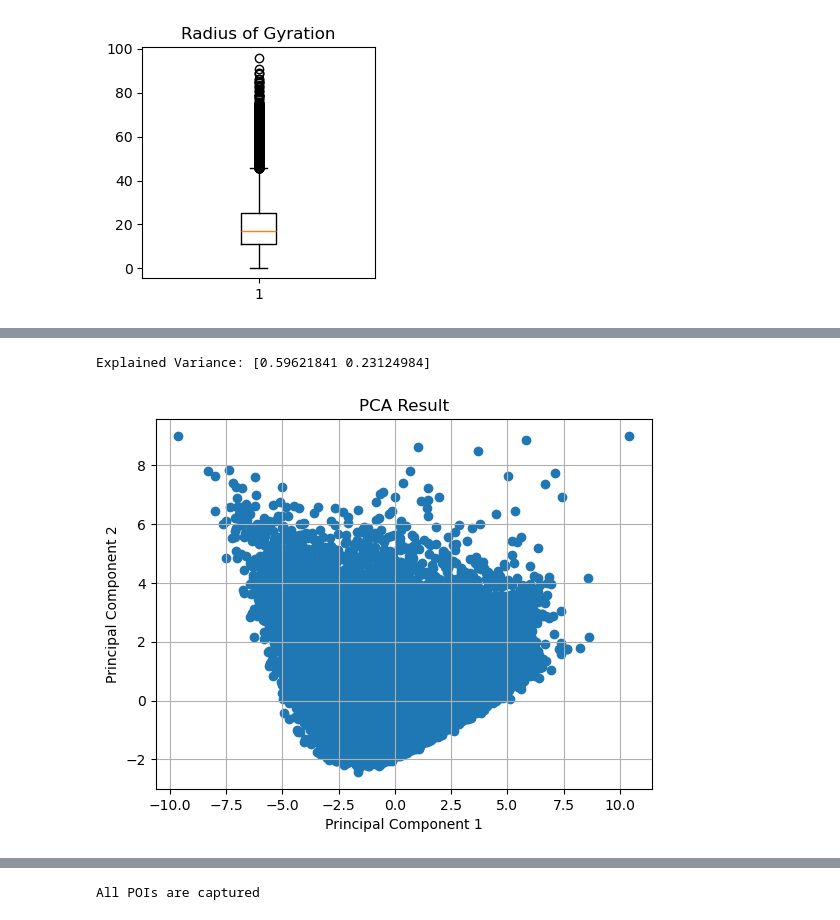
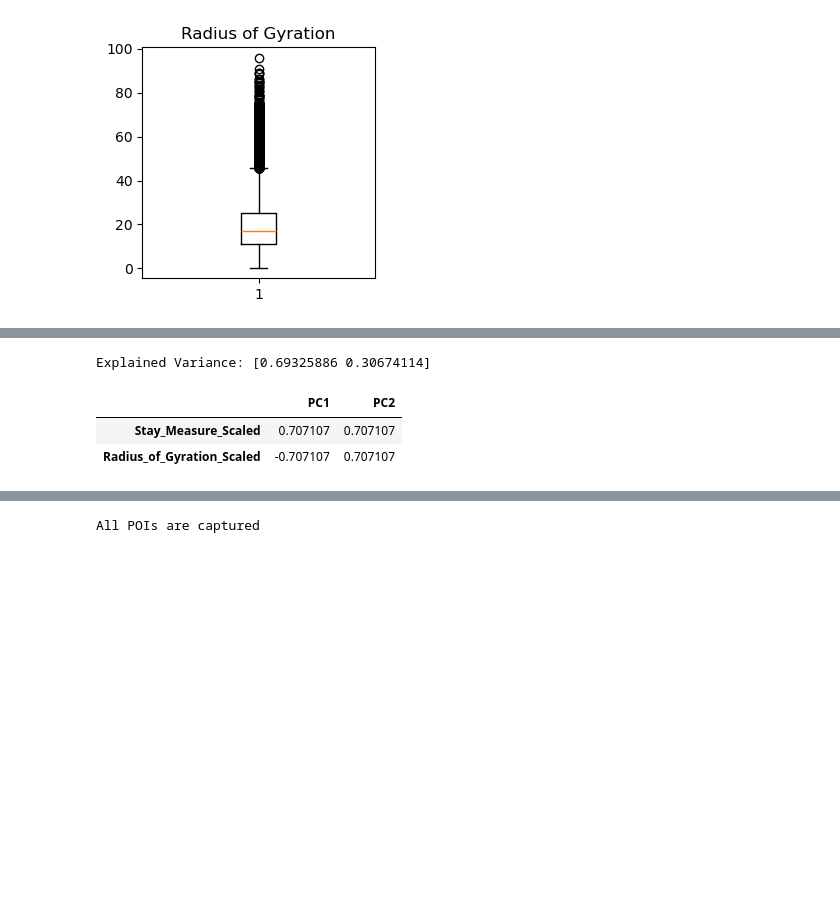
Before and after one commit to ANNIZHENG/MLModel_Eval_with_YJMob100K, a Jupyter notebook: DataAnalysis_POI.ipynb, the cells around one changed output, grey strips where cells are left out. Saved outputs shown, nothing was run; the diff lists cells and outputs as text; code cells hidden in the pictures; blank space fills up the shorter version.

```diff
--- a/DataAnalysis_POI.ipynb
+++ b/DataAnalysis_POI.ipynb
@@ -175,29 +184,33 @@ plt.show()
 # %%
 # Very basic data dimension reduction
 from sklearn.preprocessing import StandardScaler
 from sklearn.decomposition import PCA
 
-X = analysis.values
+X = analysis[['Stay_Measure_Scaled', 'Radius_of_Gyration']].values
 
 # Standardization / Normalization
 scaler = StandardScaler()
 X_scaled = scaler.fit_transform(X)
 
 # Apply PCA
 pca = PCA(n_components=2)
 X_pca = pca.fit_transform(X_scaled)
 print("Explained Variance:", pca.explained_variance_ratio_)
 
-# Plot the PCA results
-plt.scatter(X_pca[:, 0], X_pca[:, 1])
-plt.xlabel('Principal Component 1')
-plt.ylabel('Principal Component 2')
-plt.title('PCA Result')
-plt.grid(True)
-plt.show()
+# # Plot the PCA results
+# plt.scatter(X_pca[:, 0], X_pca[:, 1])
+# plt.xlabel('Principal Component 1')
+# plt.ylabel('Principal Component 2')
+# plt.title('PCA Result')
+# plt.grid(True)
+# plt.show()
+
+pd.DataFrame(pca.components_.T, columns=['PC1', 'PC2'], index=['Stay_Measure_Scaled', 'Radius_of_Gyration_Scaled'])
 # %% [output]
-Explained Variance: [0.59621841 0.23124984]
+Explained Variance: [0.69325886 0.30674114]
-[figure, removed]
+|  | PC1 | PC2 |
+| Stay_Measure_Scaled | 0.707107 | 0.707107 |
+| Radius_of_Gyration_Scaled | -0.707107 | 0.707107 |
 # %%
 # User Clustering based on Mobility Traits - K-Means
 from sklearn.cluster import KMeans
```
Also changed, not shown: parts of 10 cells of this notebook.
